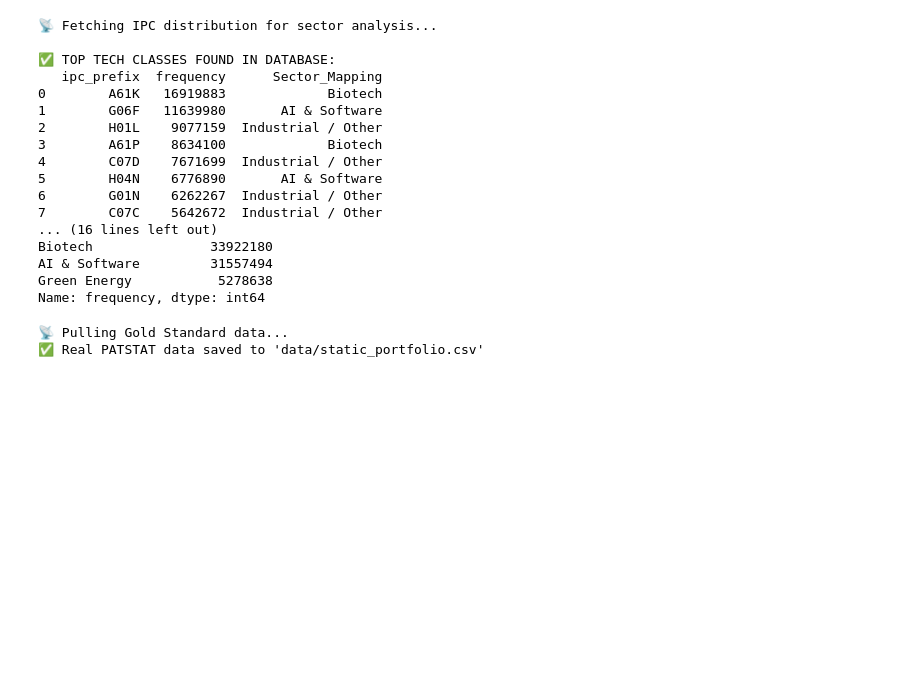
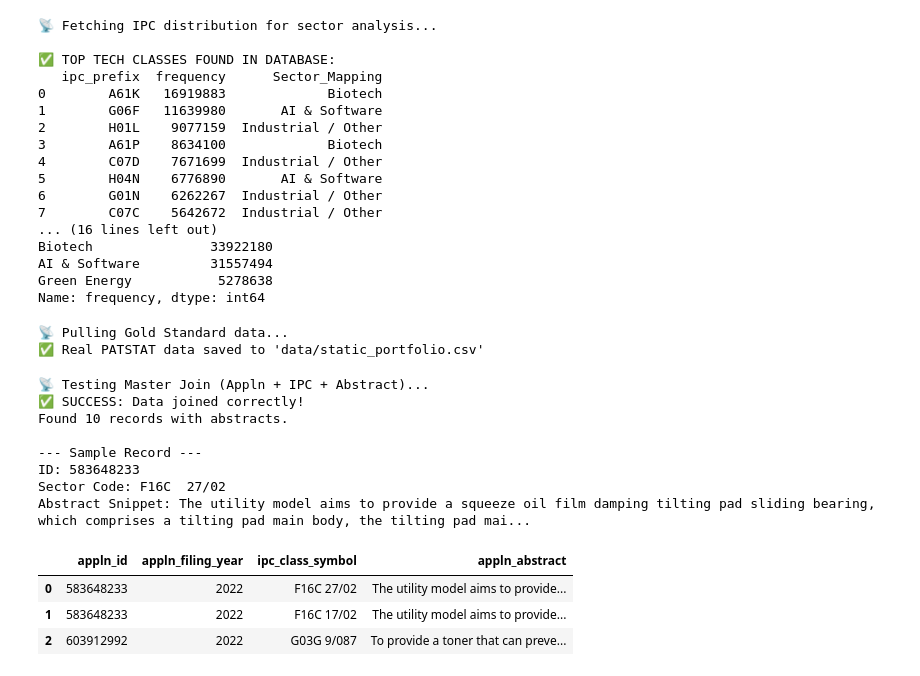
Before and after one commit to mishradebashis7/3DPVE-Project, a Jupyter notebook: Connection_Test.ipynb, the cells around one changed output. Saved outputs shown, nothing was run; the diff lists cells and outputs as text; code cells hidden in the pictures; blank space fills up the shorter version.

```diff
--- a/Connection_Test.ipynb
+++ b/Connection_Test.ipynb
@@ -1385,3 +1385,59 @@ print("✅ Real PATSTAT data saved to 'data/static_portfolio.csv'")
 # %% [output]
 📡 Pulling Gold Standard data...
 ✅ Real PATSTAT data saved to 'data/static_portfolio.csv'
+# %%
+import pandas as pd
+from epo.tipdata.patstat import PatstatClient
+
+client = PatstatClient(env='PROD')
+
+print("📡 Testing Master Join (Appln + IPC + Abstract)...")
+
+# This query mimics exactly what the dashboard will do
+test_query = """
+SELECT
+    t1.appln_id,
+    t1.appln_filing_year,
+    t3.ipc_class_symbol,
+    t4.appln_abstract
+FROM tls201_appln AS t1
+LEFT JOIN tls209_appln_ipc AS t3 ON t1.appln_id = t3.appln_id
+LEFT JOIN tls203_appln_abstr AS t4 ON t1.appln_id = t4.appln_id
+WHERE t1.appln_filing_year = 2022
+AND t4.appln_abstract IS NOT NULL  -- Ensures we find records with descriptions
+LIMIT 10
+"""
+
+try:
+    results = client.sql_query(test_query, use_legacy_sql=False)
+    df_test = pd.DataFrame(results)
+
+    if not df_test.empty:
+        print("✅ SUCCESS: Data joined correctly!")
+        print(f"Found {len(df_test)} records with abstracts.")
+
+        # Check if the abstract is readable
+        print("\n--- Sample Record ---")
+        print(f"ID: {df_test.iloc[0]['appln_id']}")
+        print(f"Sector Code: {df_test.iloc[0]['ipc_class_symbol']}")
+        print(f"Abstract Snippet: {df_test.iloc[0]['appln_abstract'][:150]}...")
+
+        display(df_test.head(3))
+    else:
+        print("⚠️ Query worked but returned 0 results. Try removing the 'abstract IS NOT NULL' filter.")
+
+except Exception as e:
+    print(f"❌ JOIN FAILED: {e}")
+# %% [output]
+📡 Testing Master Join (Appln + IPC + Abstract)...
+✅ SUCCESS: Data joined correctly!
+Found 10 records with abstracts.
+
+--- Sample Record ---
+ID: 583648233
+Sector Code: F16C  27/02
+Abstract Snippet: The utility model aims to provide a squeeze oil film damping tilting pad sliding bearing, which comprises a tilting pad main body, the tilting pad mai...
+|  | appln_id | appln_filing_year | ipc_class_symbol | appln_abstract |
+| 0 | 583648233 | 2022 | F16C 27/02 | The utility model aims to provide... |
+| 1 | 583648233 | 2022 | F16C 17/02 | The utility model aims to provide... |
+| 2 | 603912992 | 2022 | G03G 9/087 | To provide a toner that can preve... |
```
Also changed, not shown: parts of 1 cell of this notebook, 1 other file.
